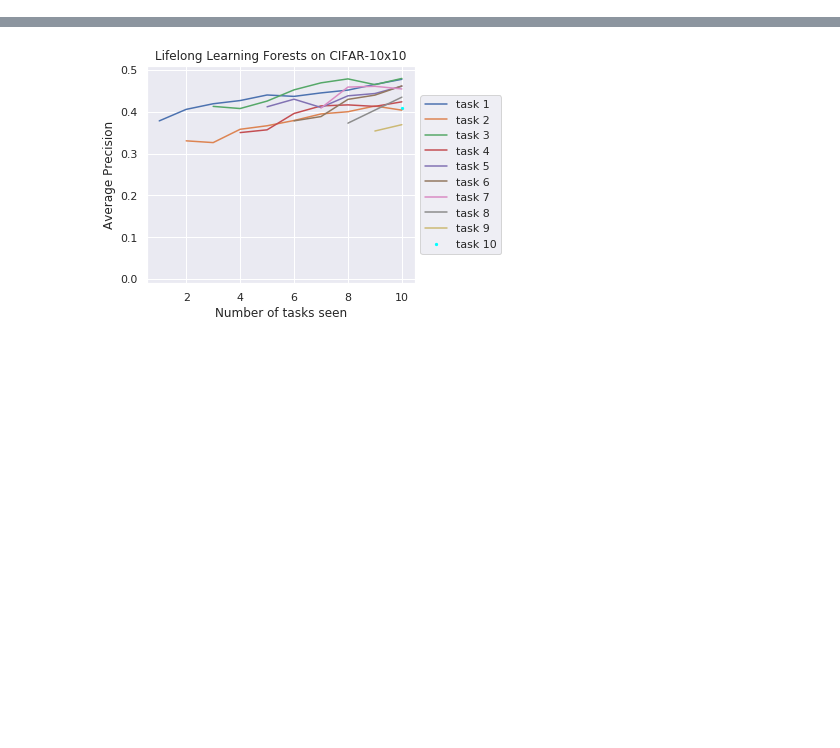
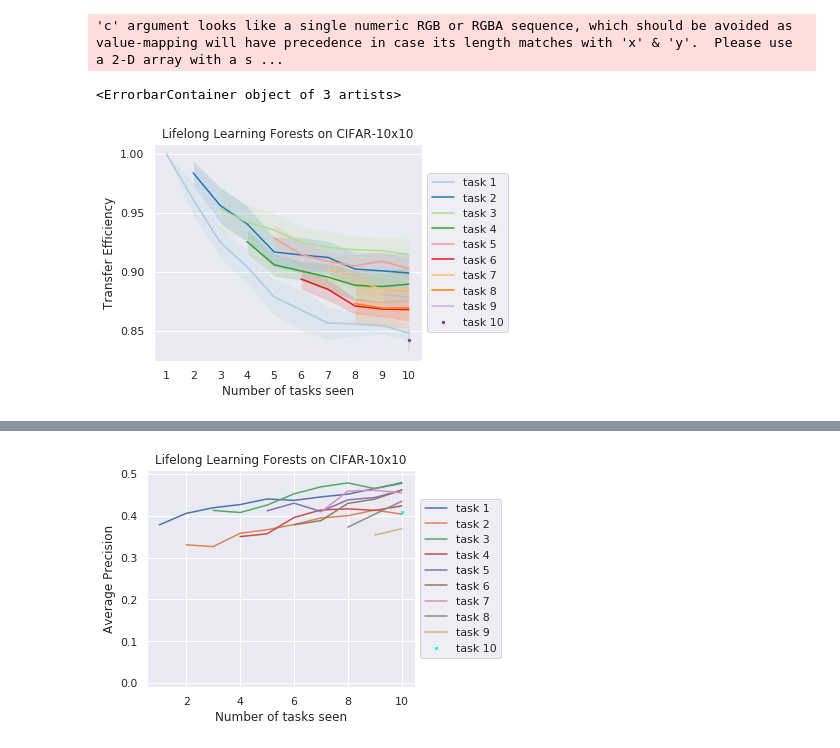
Before and after one commit to neurodata/lifelong-learning, a Jupyter notebook: cef/cifar100/initial_cifar_analysis.ipynb, the cells around one changed output, grey strips where cells are left out. Cells and saved outputs as stored; diff of their text form; code cells hidden in the pictures; blank space fills up the shorter version.

Commit message:
add some lifelong forests results

```diff
--- a/cef/cifar100/initial_cifar_analysis.ipynb
+++ b/cef/cifar100/initial_cifar_analysis.ipynb
@@ -164,0 +222,61 @@ for i, test_set in enumerate(test_by_task):
+# %%
+all_single_accuracies = [np.zeros(10) for i in range(mc_its)]
+homogenized_labels = [homogenize_labels(test_labels[t]) for t in test_by_task]
+all_accuracies = [[np.zeros((10-i)) for i in range(n_tasks)] for _ in range(mc_its)]
+for _ in range(mc_its):
+    for i in range(n_tasks):
+        for j in range(i, n_tasks):
+            all_accuracies[_][i][j-i] = np.sum(predict(all_average_etas[_][i][j-i]) == homogenized_labels[j])/len(homogenized_labels[j])
+        all_single_accuracies[_][i] = np.sum(predict(all_etas_[_][i][i]) == homogenized_labels[i]) / len(homogenized_labels[i])
+# %%
+ratios = [[(1 - all_accuracies[_][i]) / (1-all_single_accuracies[_][i]) for i in range(10)] for _ in range(mc_its)]
+ratios_per_task = [[] for i in range(n_tasks)]
+
+for i in range(mc_its):
+    for j in range(n_tasks):
+        ratios_per_task[j].append(ratios[i][j])
+
+mean_ratios_per_task = [np.mean(np.array(ratios_per_task[i]), axis=0) for i in range(n_tasks)]
+std_ratios_per_task = [np.std(np.array(ratios_per_task[i]), ddof=1, axis=0) for i in range(n_tasks)]
+# %%
+fig, ax = plt.subplots(1,1)
+
+c = sns.color_palette('Paired', n_colors=10)
+
+for i in range(n_tasks-1):
+    ax.plot(np.arange(i+1,11), mean_ratios_per_task[i], label = 'task %i'%(i + 1), c=c[i])
+    ax.fill_between(np.arange(i+1, 11),
+            mean_ratios_per_task[i] + 1.96*std_ratios_per_task[i]/np.sqrt(mc_its),
+            mean_ratios_per_task[i] - 1.96*std_ratios_per_task[i]/np.sqrt(mc_its),
+            where=mean_ratios_per_task[i] + 1.96*std_ratios_per_task[i]/np.sqrt(mc_its) >= mean_ratios_per_task[i] - 1.96*std_ratios_per_task[i]/np.sqrt(mc_its),
+            facecolor=c[i],
+            alpha=0.15,
+            interpolate=True)
+
+ax.scatter(10, mean_ratios_per_task[-1], c = c[9], label='task 10', s = 5)
+ax.fill_between(10,
+    mean_ratios_per_task[-1] + 1.96*std_ratios_per_task[-1]/np.sqrt(mc_its),
+    mean_ratios_per_task[-1] - 1.96*std_ratios_per_task[-1]/np.sqrt(mc_its),
+    where=mean_ratios_per_task[-1] + 1.96*std_ratios_per_task[-1]/np.sqrt(mc_its) >= mean_ratios_per_task[-1] - 1.96*std_ratios_per_task[-1]/np.sqrt(mc_its),
+    facecolor=c[9],
+    alpha=0.15,
+    interpolate=True)
+
+ax.set_title('Lifelong Learning Forests on CIFAR-10x10')
+ax.set_xlabel('Number of tasks seen')
+ax.set_ylabel('Transfer Efficiency')
+# ax.set_ylim(0.05 - 0.01, 0.5 + 0.01)
+box = ax.get_position()
+ax.set_position([box.x0, box.y0, box.width * 0.8, box.height])
+ax.legend(loc='center left', bbox_to_anchor=(1, 0.5))
+ax.set_yticks([1, 0.95, 0.90, 0.85, 0.80])
+ax.set_xticks(np.arange(1,11))
+ax.grid(axis='x')
+
+plt.errorbar(10, mean_ratios_per_task[-1], yerr=1.96*std_ratios_per_task[-1]/np.sqrt(mc_its),c=c[9],alpha=0.15)
+
+# plt.savefig('cifar-100-TLE-errors.pdf')
+# %% [output]
+'c' argument looks like a single numeric RGB or RGBA sequence, which should be avoided as value-mapping will have precedence in case its length matches with 'x' & 'y'.  Please use a 2-D array with a s ...
+<ErrorbarContainer object of 3 artists>
+[figure, added]
```
Also changed, not shown: parts of 11 cells of this notebook, 16 other files.
